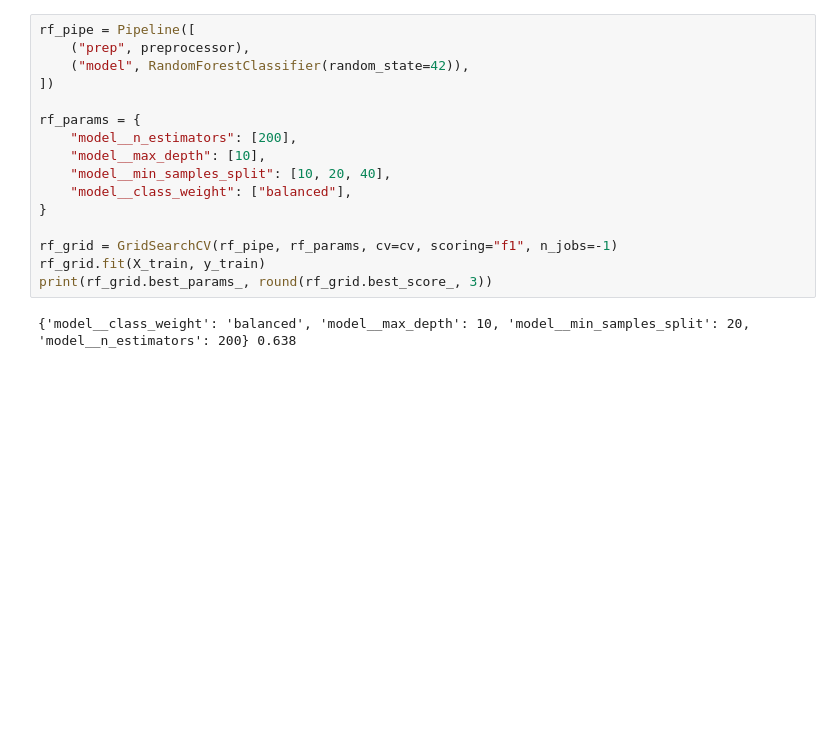
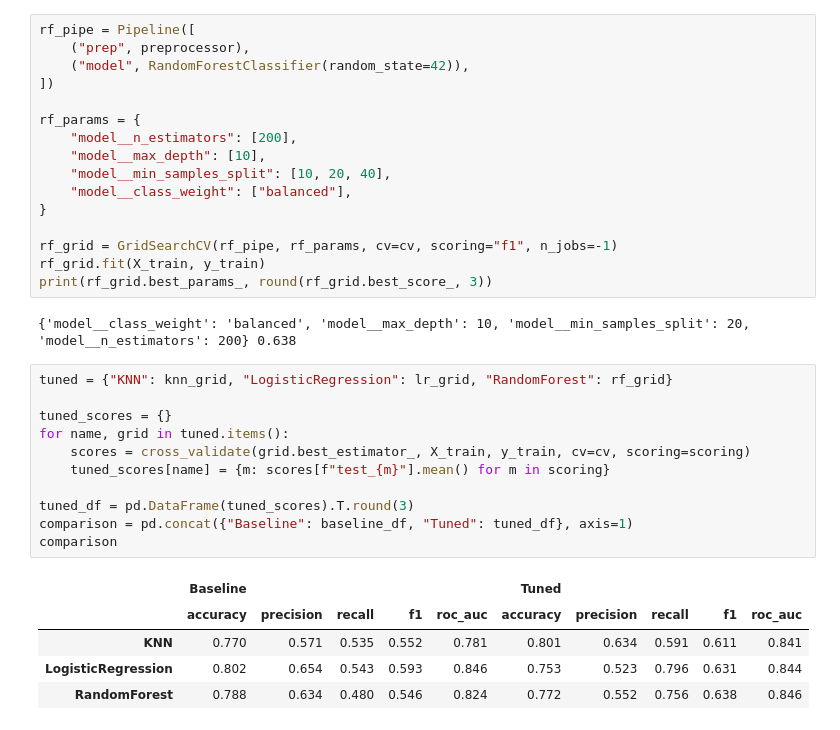
Before and after one commit to vihangasathsara-75/cm2604-cw-telco-churn-prediction, a Jupyter notebook: notebooks/03_modelling.ipynb, the cells around one changed output. Cells and saved outputs as stored; diff of their text form; blank space fills up the shorter version.

```diff
--- a/notebooks/03_modelling.ipynb
+++ b/notebooks/03_modelling.ipynb
@@ -137,3 +137,20 @@ rf_grid.fit(X_train, y_train)
 print(rf_grid.best_params_, round(rf_grid.best_score_, 3))
 # %% [output]
 {'model__class_weight': 'balanced', 'model__max_depth': 10, 'model__min_samples_split': 20, 'model__n_estimators': 200} 0.638
+# %%
+tuned = {"KNN": knn_grid, "LogisticRegression": lr_grid, "RandomForest": rf_grid}
+
+tuned_scores = {}
+for name, grid in tuned.items():
+    scores = cross_validate(grid.best_estimator_, X_train, y_train, cv=cv, scoring=scoring)
+    tuned_scores[name] = {m: scores[f"test_{m}"].mean() for m in scoring}
+
+tuned_df = pd.DataFrame(tuned_scores).T.round(3)
+comparison = pd.concat({"Baseline": baseline_df, "Tuned": tuned_df}, axis=1)
+comparison
+# %% [output]
+|  | Baseline |  |  |  |  | Tuned |  |  |  |  |
+|  | accuracy | precision | recall | f1 | roc_auc | accuracy | precision | recall | f1 | roc_auc |
+| KNN | 0.770 | 0.571 | 0.535 | 0.552 | 0.781 | 0.801 | 0.634 | 0.591 | 0.611 | 0.841 |
+| LogisticRegression | 0.802 | 0.654 | 0.543 | 0.593 | 0.846 | 0.753 | 0.523 | 0.796 | 0.631 | 0.844 |
+| RandomForest | 0.788 | 0.634 | 0.480 | 0.546 | 0.824 | 0.772 | 0.552 | 0.756 | 0.638 | 0.846 |
```
Also changed, not shown: parts of 1 cell of this notebook.
